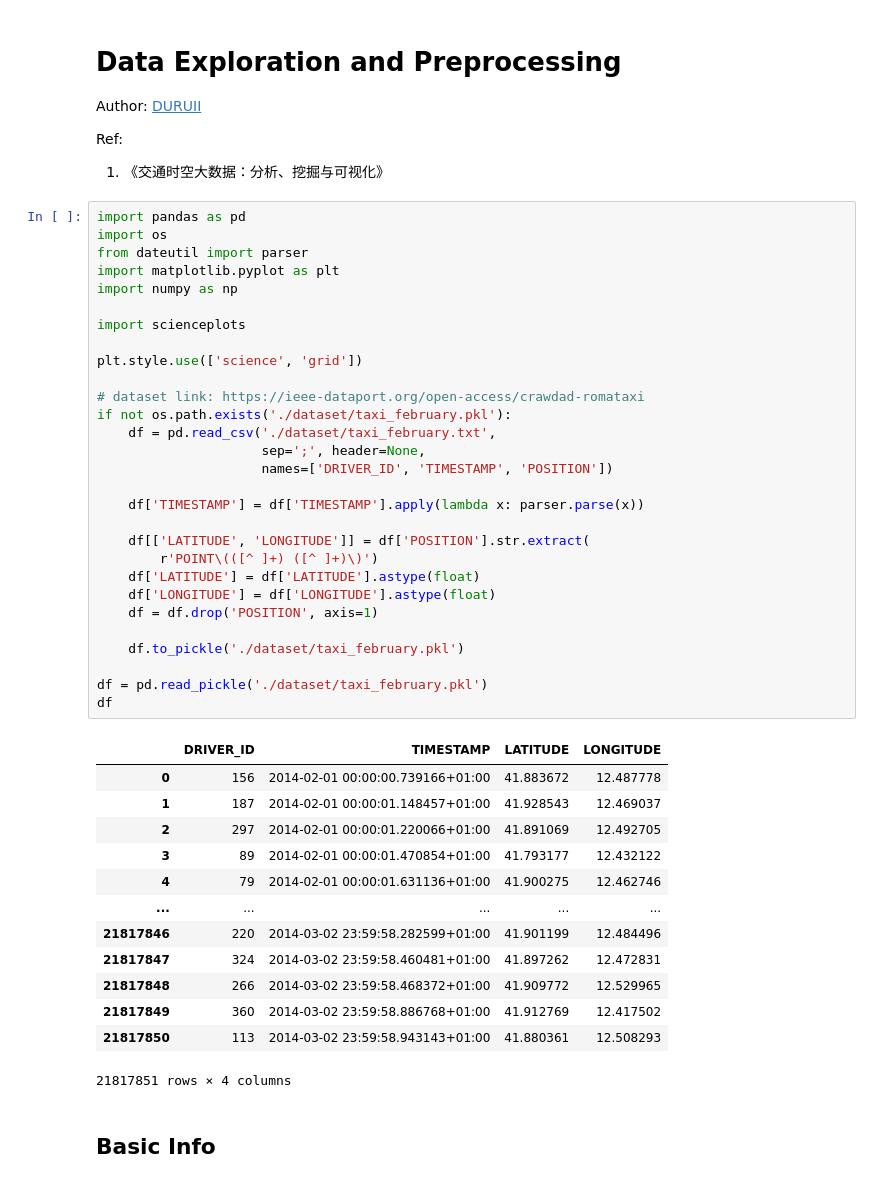
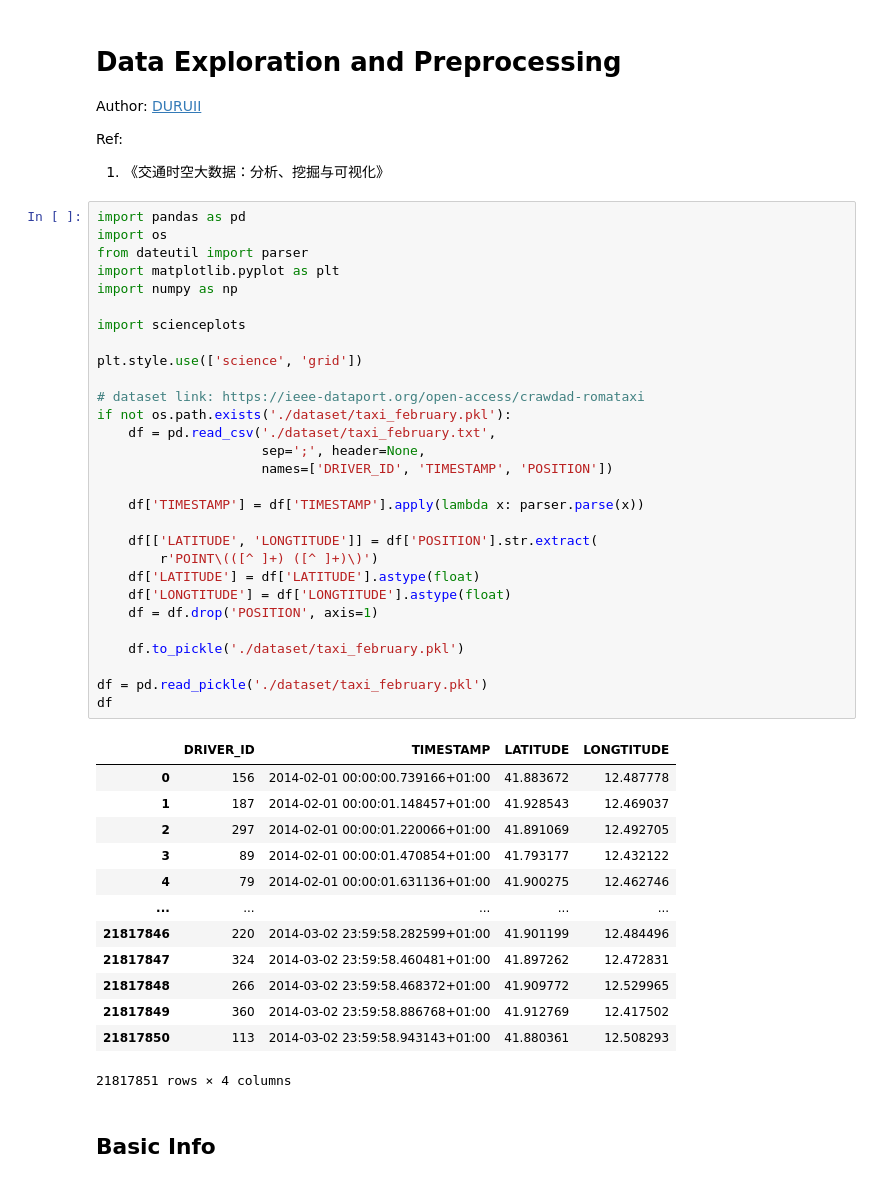
Before and after one commit to DURUII/Replica-EUWR, a Jupyter notebook: processor.ipynb, the cells around one changed output. Drawn from its saved outputs; the diff is of its cells as text.

```diff
--- a/processor.ipynb
+++ b/processor.ipynb
@@ -8,34 +8,34 @@ Ref:
 # %%
 import pandas as pd
 import os
 from dateutil import parser
 import matplotlib.pyplot as plt
 import numpy as np
 
 import scienceplots
 
 plt.style.use(['science', 'grid'])
 
 # dataset link: https://ieee-dataport.org/open-access/crawdad-romataxi
 if not os.path.exists('./dataset/taxi_february.pkl'):
     df = pd.read_csv('./dataset/taxi_february.txt',
                      sep=';', header=None,
                      names=['DRIVER_ID', 'TIMESTAMP', 'POSITION'])
 
     df['TIMESTAMP'] = df['TIMESTAMP'].apply(lambda x: parser.parse(x))
 
-    df[['LATITUDE', 'LONGITUDE']] = df['POSITION'].str.extract(
+    df[['LATITUDE', 'LONGTITUDE']] = df['POSITION'].str.extract(
         r'POINT\(([^ ]+) ([^ ]+)\)')
     df['LATITUDE'] = df['LATITUDE'].astype(float)
-    df['LONGITUDE'] = df['LONGITUDE'].astype(float)
+    df['LONGTITUDE'] = df['LONGTITUDE'].astype(float)
     df = df.drop('POSITION', axis=1)
 
     df.to_pickle('./dataset/taxi_february.pkl')
 
 df = pd.read_pickle('./dataset/taxi_february.pkl')
 df
 # %% [output]
-|  | DRIVER_ID | TIMESTAMP | LATITUDE | LONGITUDE |
+|  | DRIVER_ID | TIMESTAMP | LATITUDE | LONGTITUDE |
 | 0 | 156 | 2014-02-01 00:00:00.739166+01:00 | 41.883672 | 12.487778 |
 | 1 | 187 | 2014-02-01 00:00:01.148457+01:00 | 41.928543 | 12.469037 |
 | 2 | 297 | 2014-02-01 00:00:01.220066+01:00 | 41.891069 | 12.492705 |
```
Also changed, not shown: parts of 2 cells of this notebook.
